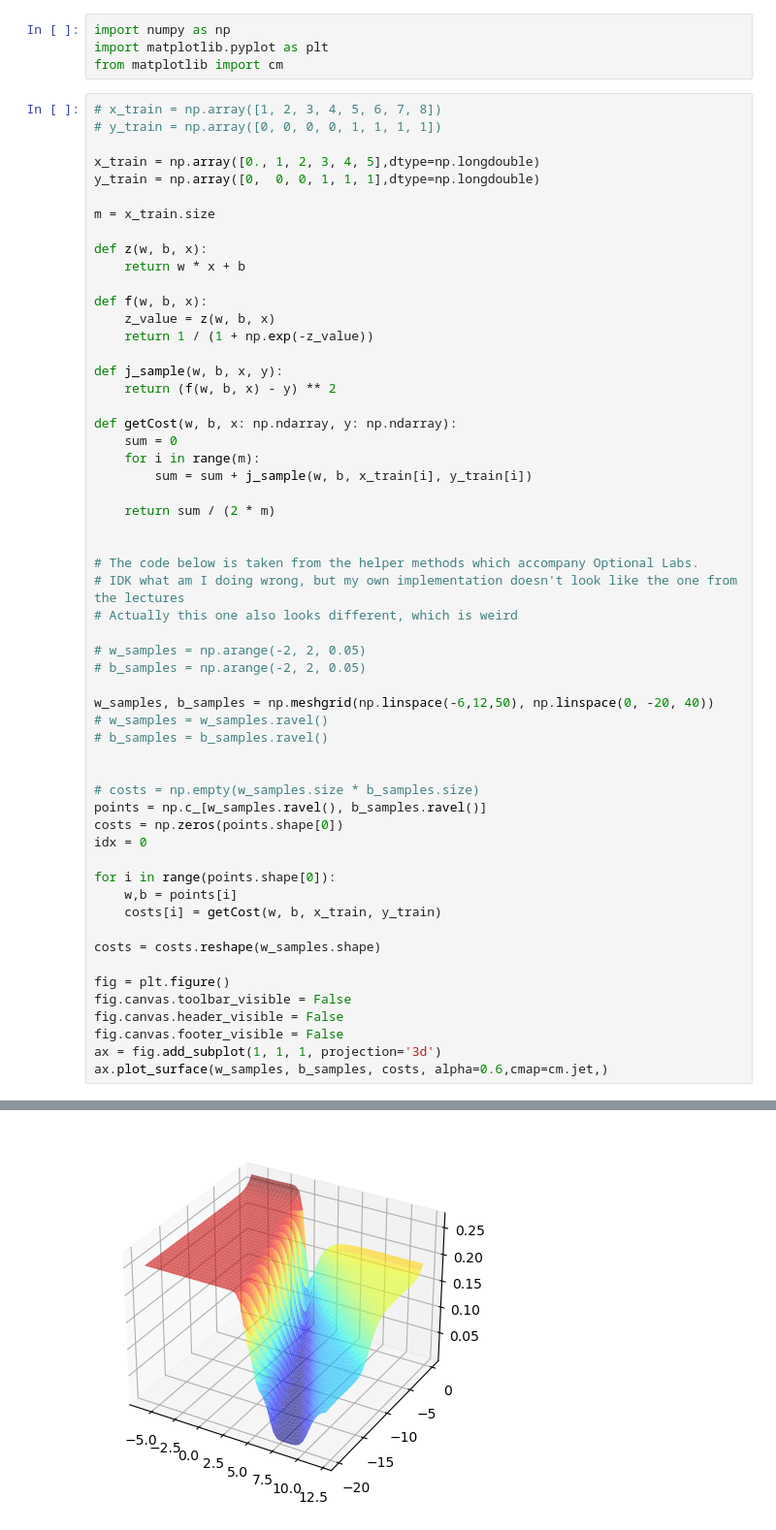
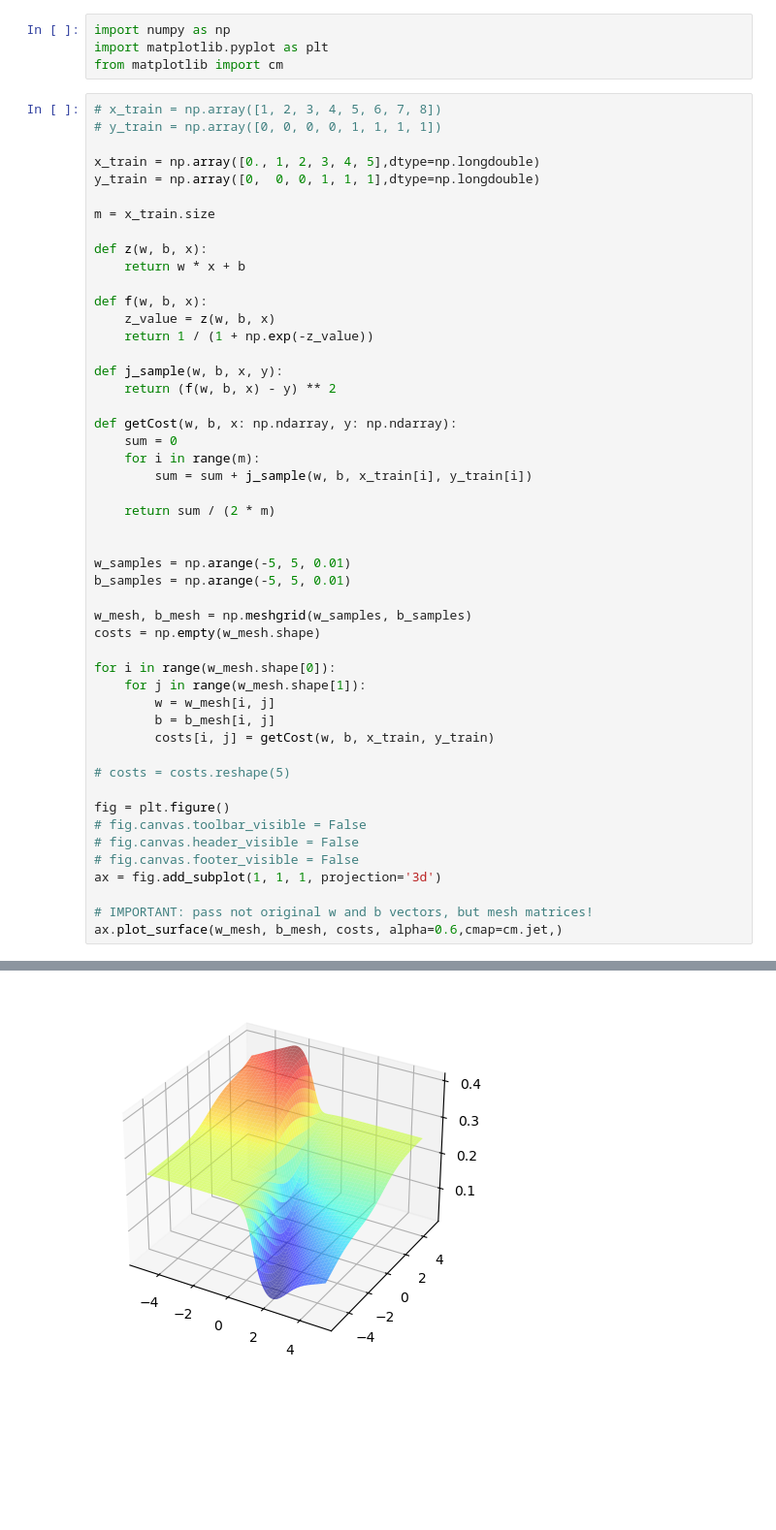
Before and after one commit to Usurer/CourseraMachineLearningAssignments, a Jupyter notebook: RegressionClassification/week3/cost_function.ipynb, the cells around one changed output, grey strips where cells are left out. Shown at 97% size. Drawn from its saved outputs; the diff is of its cells as text; blank space fills up the shorter version.

Commit message:
Textbook-like plot for squared error cost function.
I've fixed my errors (not using meshgrids for a surface plot)
and used my own code - without copypasting from the Labs - to do the plot.
Now it looks like the one from the textbook. Just remember that this plot
shows that Squared Error Cost Function is bad for the classification.

```diff
--- a/RegressionClassification/week3/cost_function.ipynb
+++ b/RegressionClassification/week3/cost_function.ipynb
@@ -10,54 +10,47 @@ x_train = np.array([0., 1, 2, 3, 4, 5],dtype=np.longdouble)
 y_train = np.array([0,  0, 0, 1, 1, 1],dtype=np.longdouble)
 
 m = x_train.size
 
 def z(w, b, x):
     return w * x + b
 
 def f(w, b, x):
     z_value = z(w, b, x)
     return 1 / (1 + np.exp(-z_value))
 
 def j_sample(w, b, x, y):
     return (f(w, b, x) - y) ** 2
 
 def getCost(w, b, x: np.ndarray, y: np.ndarray):
     sum = 0
     for i in range(m):
         sum = sum + j_sample(w, b, x_train[i], y_train[i])
 
     return sum / (2 * m)
 
 
-# The code below is taken from the helper methods which accompany Optional Labs.
-# IDK what am I doing wrong, but my own implementation doesn't look like the one from the lectures
-# Actually this one also looks different, which is weird
+w_samples = np.arange(-5, 5, 0.01)
+b_samples = np.arange(-5, 5, 0.01)
 
-# w_samples = np.arange(-2, 2, 0.05)
-# b_samples = np.arange(-2, 2, 0.05)
+w_mesh, b_mesh = np.meshgrid(w_samples, b_samples)
+costs = np.empty(w_mesh.shape)
 
-w_samples, b_samples = np.meshgrid(np.linspace(-6,12,50), np.linspace(0, -20, 40))
-# w_samples = w_samples.ravel()
-# b_samples = b_samples.ravel()
+for i in range(w_mesh.shape[0]):
+    for j in range(w_mesh.shape[1]):
+        w = w_mesh[i, j]
+        b = b_mesh[i, j]
+        costs[i, j] = getCost(w, b, x_train, y_train)
 
-
-# costs = np.empty(w_samples.size * b_samples.size)
-points = np.c_[w_samples.ravel(), b_samples.ravel()]
-costs = np.zeros(points.shape[0])
-idx = 0
-
-for i in range(points.shape[0]):
-    w,b = points[i]
-    costs[i] = getCost(w, b, x_train, y_train)
-
-costs = costs.reshape(w_samples.shape)
+# costs = costs.reshape(5)
 
 fig = plt.figure()
-fig.canvas.toolbar_visible = False
-fig.canvas.header_visible = False
-fig.canvas.footer_visible = False
+# fig.canvas.toolbar_visible = False
+# fig.canvas.header_visible = False
+# fig.canvas.footer_visible = False
 ax = fig.add_subplot(1, 1, 1, projection='3d')
-ax.plot_surface(w_samples, b_samples, costs, alpha=0.6,cmap=cm.jet,)
+
+# IMPORTANT: pass not original w and b vectors, but mesh matrices!
+ax.plot_surface(w_mesh, b_mesh, costs, alpha=0.6,cmap=cm.jet,)
 # %% [output]
 <mpl_toolkits.mplot3d.art3d.Poly3DCollection at 0x...>
-[figure, old version]
+[figure, new version]
```
